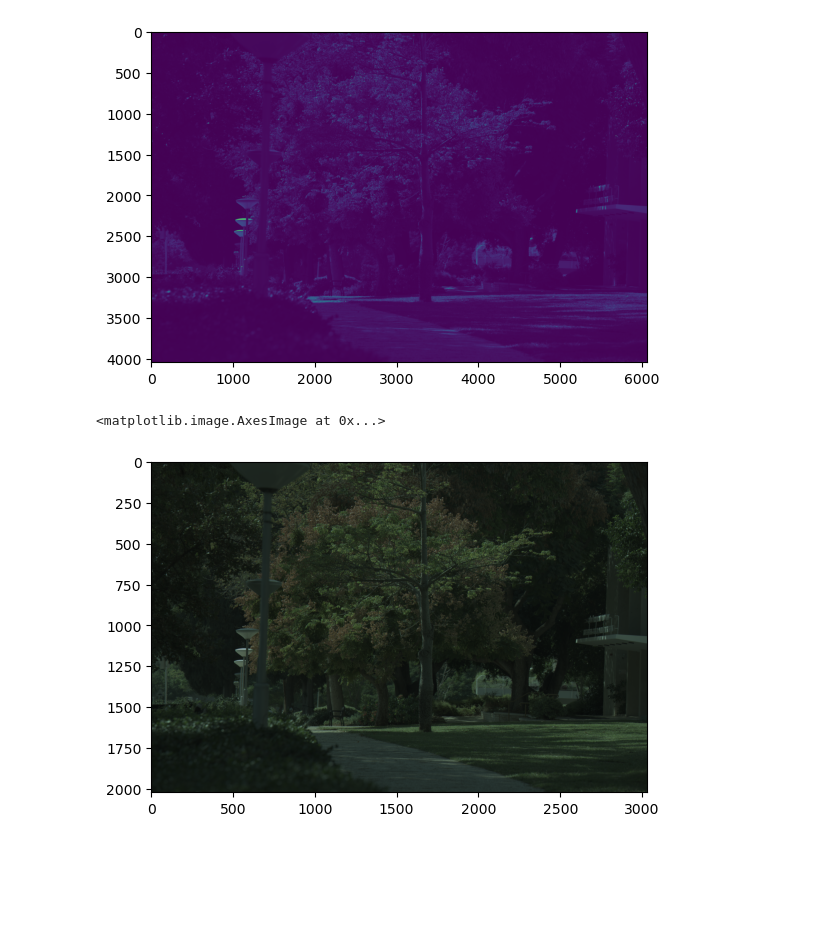
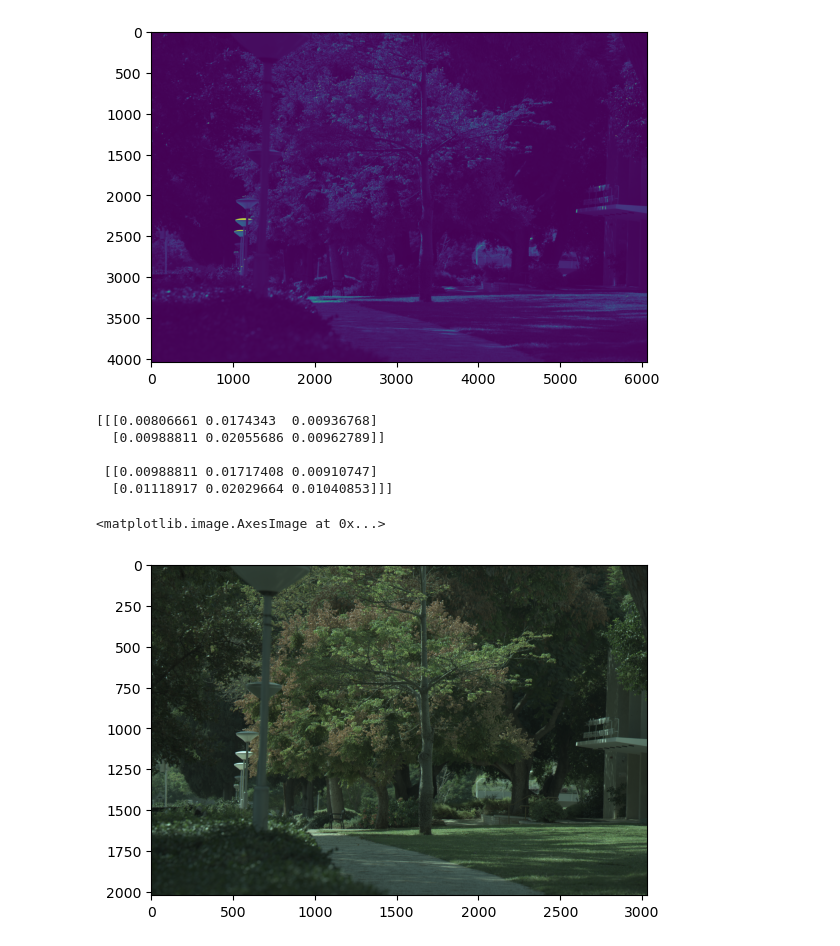
Before and after one commit to Chayush123/Computational-Imaging-Course, a Jupyter notebook: HW1/assgn1/HW1_code.ipynb, the cells around one changed output. Drawn from its saved outputs; the diff is of its cells as text; code cells hidden in the pictures; blank space fills up the shorter version.

```diff
--- a/HW1/assgn1/HW1_code.ipynb
+++ b/HW1/assgn1/HW1_code.ipynb
@@ -59,16 +59,22 @@ plt.imshow(im)
 # %%
 def to_rgb(image):
     """Convert a Bayer image to RGB image
     Input:
         im: H x W array"""
     im1 = image[0::2, 0::2]
     im2 = image[0::2, 1::2]
     im3 = image[1::2, 0::2]
     im4 = image[1::2, 1::2]
-    im_rgb = np.dstack((im1, im2, im4))
+    im_rgb = np.dstack((im1, im3, im4))
+    print(im_rgb[0:2,0:2,:])
     return im_rgb
 
 plt.imshow(to_rgb(im)** (1/gamma))
 # %% [output]
-<matplotlib.image.AxesImage at 0x...>
+[[[0.00806661 0.0174343  0.00936768]
+  [0.00988811 0.02055686 0.00962789]]
+
+ [[0.00988811 0.01717408 0.00910747]
+  [0.01118917 0.02029664 0.01040853]]]
+<matplotlib.image.AxesImage at 0x...>
-[figure, old version]
+[figure, new version]
```
Also changed, not shown: parts of 5 cells of this notebook.
